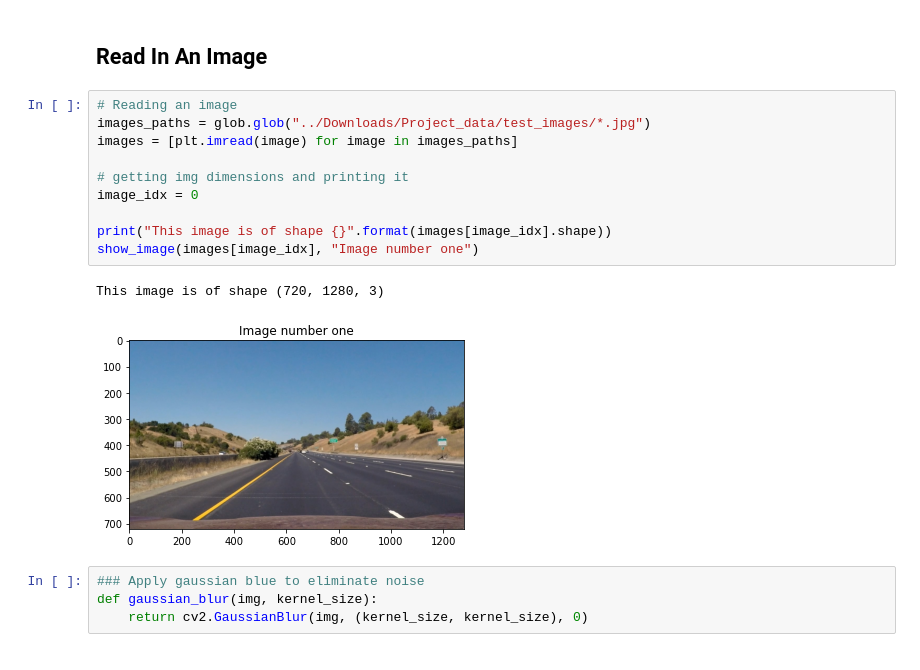
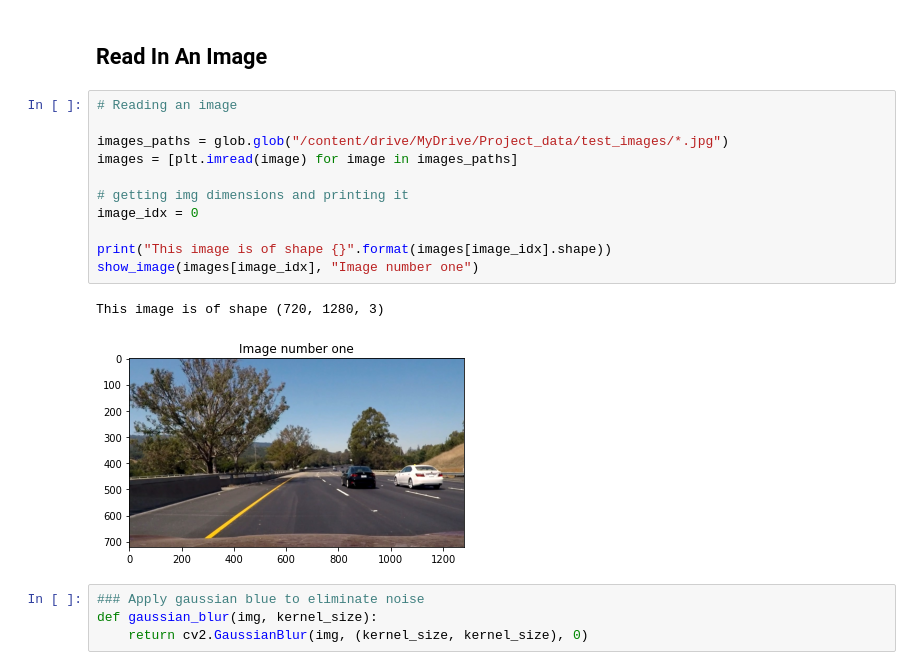
Before and after one commit to HakimSaeed/LaneDetection-OpenCV, a Jupyter notebook: Phase1-LaneDetection.ipynb, the cells around one changed output. Cells and saved outputs as stored; diff of their text form.

```diff
--- a/Phase1-LaneDetection.ipynb
+++ b/Phase1-LaneDetection.ipynb
@@ -20,17 +26,18 @@ def show_image(image, title='Image', cmap_type='gray'):
 ## Read In An Image
 # %%
 # Reading an image
-images_paths = glob.glob("../Downloads/Project_data/test_images/*.jpg")
+
+images_paths = glob.glob("/content/drive/MyDrive/Project_data/test_images/*.jpg")
 images = [plt.imread(image) for image in images_paths]
 
 # getting img dimensions and printing it
 image_idx = 0
 
 print("This image is of shape {}".format(images[image_idx].shape))
 show_image(images[image_idx], "Image number one")
 # %% [output]
 This image is of shape (720, 1280, 3)
-[figure, old version]
+[figure, new version]
 # %%
 ### Apply gaussian blue to eliminate noise
 def gaussian_blur(img, kernel_size):
```
Also changed, not shown: parts of 14 cells of this notebook.
